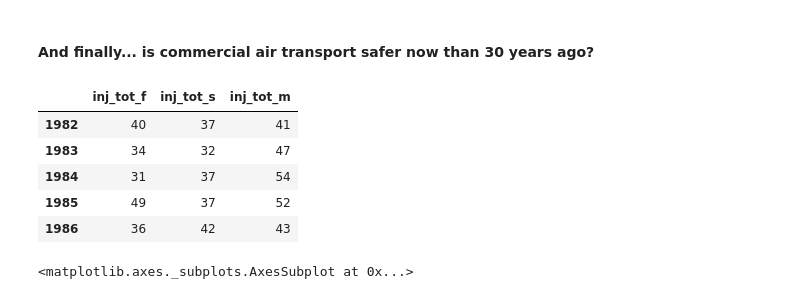
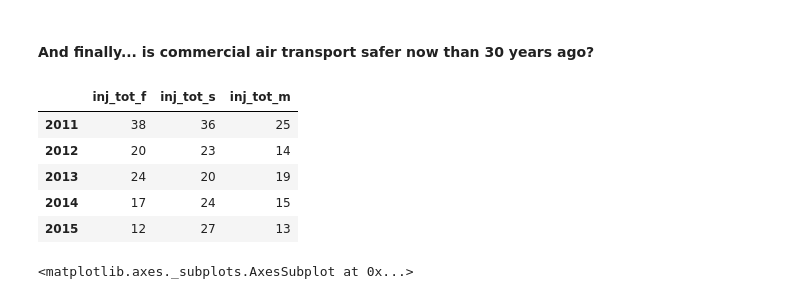
Before and after one commit to AeroPython/remove-before-flight, a Jupyter notebook: talk.ipynb, the cells around one changed output. Cells and saved outputs as stored; diff of their text form; code cells hidden in the pictures.

```diff
--- a/talk.ipynb
+++ b/talk.ipynb
@@ -499,17 +579,17 @@ accident_rate_age_3.plot.bar()
 # %%
 ev_before_2016 = events[events['ev_date'].dt.year < 2016]
 gby_year = events.groupby(ev_before_2016.ev_date.dt.year)
 
 injured_per_year = gby_year[['inj_tot_f', 'inj_tot_s', 'inj_tot_m']].count()
 injured_per_year.index = np.arange(1982,2016)
-injured_per_year.head()
+injured_per_year.tail()
 # %% [output]
 |  | inj_tot_f | inj_tot_s | inj_tot_m |
-| 1982 | 40 | 37 | 41 |
-| 1983 | 34 | 32 | 47 |
-| 1984 | 31 | 37 | 54 |
-| 1985 | 49 | 37 | 52 |
-| 1986 | 36 | 42 | 43 |
+| 2011 | 38 | 36 | 25 |
+| 2012 | 20 | 23 | 14 |
+| 2013 | 24 | 20 | 19 |
+| 2014 | 17 | 24 | 15 |
+| 2015 | 12 | 27 | 13 |
 # %%
 injured_per_year.plot.area(alpha=0.8, figsize=(11,5))
 # %% [output]
```
Also changed, not shown: parts of 24 cells of this notebook, 1 other file.
